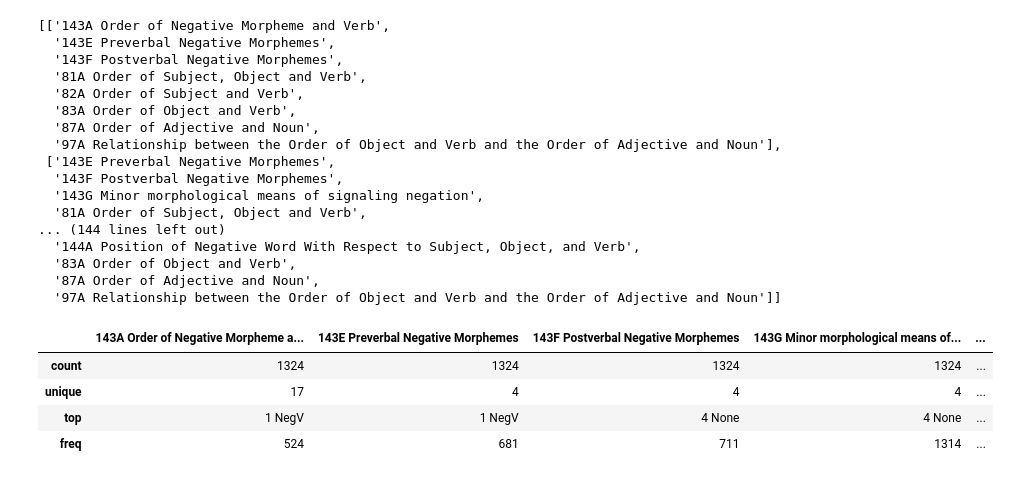
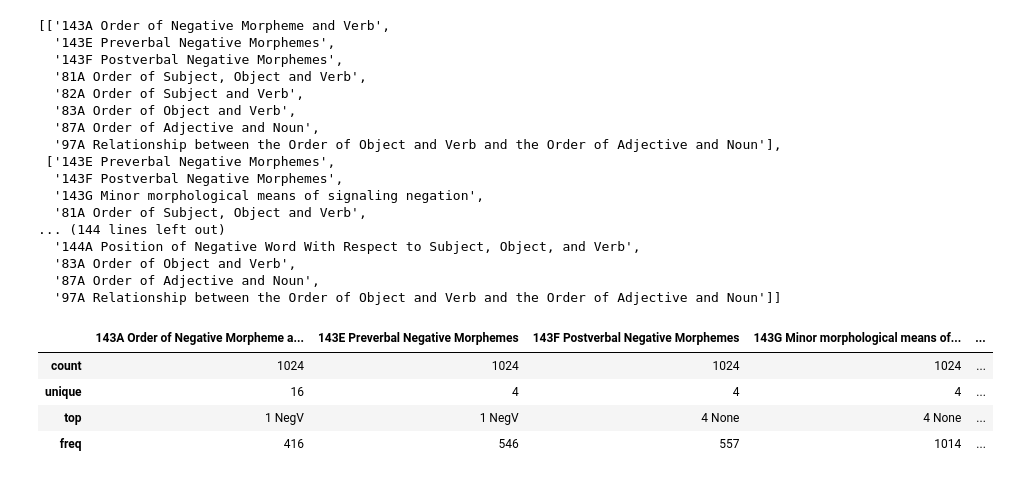
Before and after one commit to ilay32/wals-project, a Jupyter notebook: full-submatrices.ipynb, the cells around one changed output. Cells and saved outputs as stored; diff of their text form; code cells hidden in the pictures.

```diff
--- a/full-submatrices.ipynb
+++ b/full-submatrices.ipynb
@@ -50,11 +50,14 @@ thou[7]
   '83A Order of Object and Verb',
   '87A Order of Adjective and Noun',
   '97A Relationship between the Order of Object and Verb and the Order of Adjective and Noun']]
-# %%
-wals[thou[7][5]].describe()
-# %% [output]
-|  | 143A Order of Negative Morpheme a... | 143E Preverbal Negative Morphemes | 143F Postverbal Negative Morphemes | 143G Minor morphological means of... | ... |
-| count | 1324 | 1324 | 1324 | 1324 | ... |
-| unique | 17 | 4 | 4 | 4 | ... |
-| top | 1 NegV | 1 NegV | 4 None | 4 None | ... |
-| freq | 524 | 681 | 711 | 1314 | ... |
+# %%
+target_columns = thou[7][5]
+
+test = wals[coverage[target_columns].sum(axis=1) == len(target_columns)][target_columns]
+test.describe()
+# %% [output]
+|  | 143A Order of Negative Morpheme a... | 143E Preverbal Negative Morphemes | 143F Postverbal Negative Morphemes | 143G Minor morphological means of... | ... |
+| count | 1024 | 1024 | 1024 | 1024 | ... |
+| unique | 16 | 4 | 4 | 4 | ... |
+| top | 1 NegV | 1 NegV | 4 None | 4 None | ... |
+| freq | 416 | 546 | 557 | 1014 | ... |
```
Also changed, not shown: parts of 1 cell of this notebook, 2 other files.
